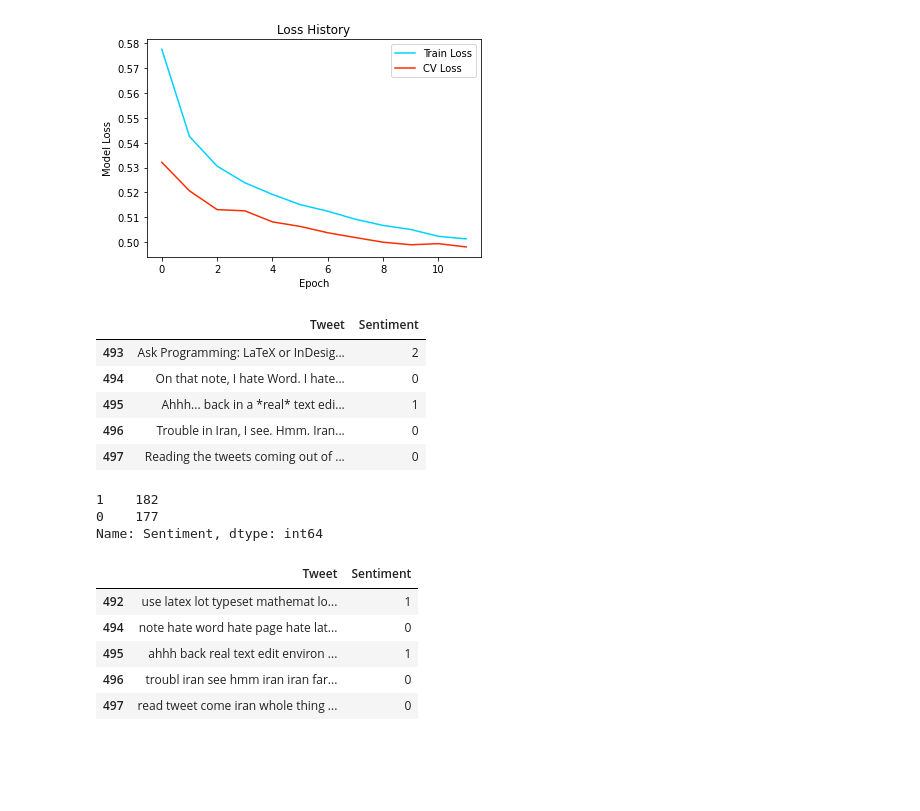
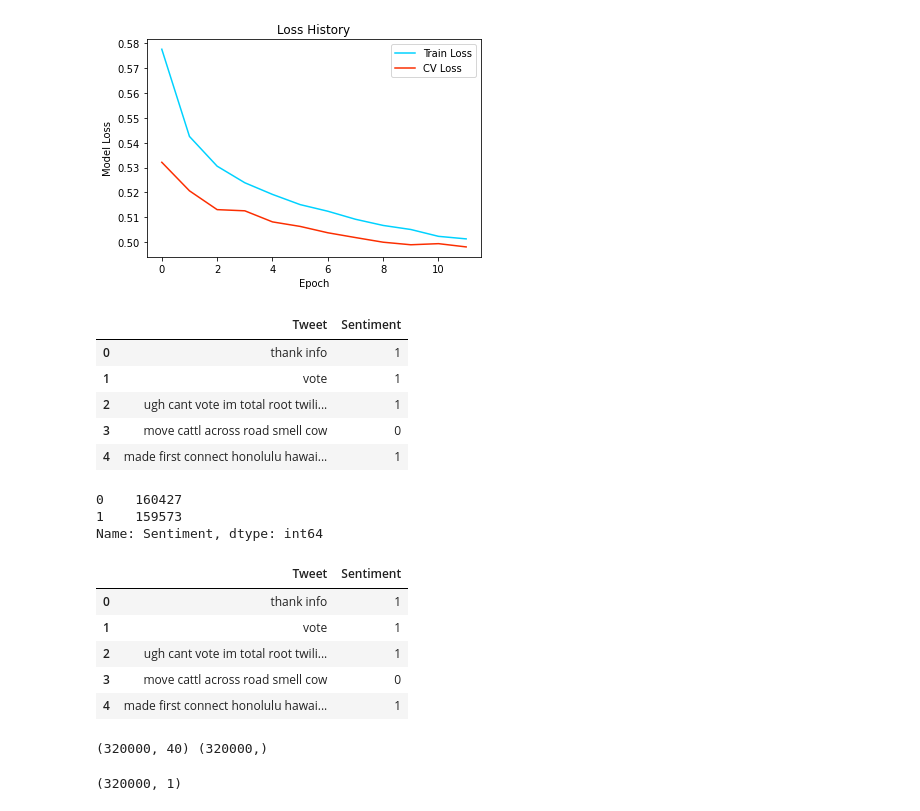
Before and after one commit to jwCheng28/Sentiment-Analysis, a Jupyter notebook: testing.ipynb, the cells around one changed output. Drawn from its saved outputs; the diff is of its cells as text; code cells hidden in the pictures; blank space fills up the shorter version.

```diff
--- a/testing.ipynb
+++ b/testing.ipynb
@@ -217,35 +217,33 @@ plt.savefig('pics/loss_history.png')
 # %% [output]
 [figure]
 # %%
-test = pd.read_csv("data/testdata.csv", encoding='ISO-8859-1', header=None, names=LABEL)
+test = pd.read_csv("processed_data/test.csv", encoding='ISO-8859-1').fillna('')
 test = test[['Tweet', 'Sentiment']]
-test.loc[test.Sentiment == 4, "Sentiment"] = 1
-test.tail()
+test.head()
 # %% [output]
 |  | Tweet | Sentiment |
-| 493 | Ask Programming: LaTeX or InDesig... | 2 |
-| 494 | On that note, I hate Word. I hate... | 0 |
-| 495 | Ahhh... back in a *real* text edi... | 1 |
-| 496 | Trouble in Iran, I see. Hmm. Iran... | 0 |
-| 497 | Reading the tweets coming out of ... | 0 |
+| 0 | thank info | 1 |
+| 1 | vote | 1 |
+| 2 | ugh cant vote im total root twili... | 1 |
+| 3 | move cattl across road smell cow | 0 |
+| 4 | made first connect honolulu hawai... | 1 |
 # %%
-test = test[test['Sentiment'] < 2]
 test.Sentiment.value_counts()
 # %% [output]
-1    182
-0    177
+0    160427
+1    159573
 Name: Sentiment, dtype: int64
 # %%
 test['Tweet'] = test['Tweet'].apply(lambda col: clean_text(col))
 # %%
-test.tail()
+test.head()
 # %% [output]
 |  | Tweet | Sentiment |
-| 492 | use latex lot typeset mathemat lo... | 1 |
-| 494 | note hate word hate page hate lat... | 0 |
-| 495 | ahhh back real text edit environ ... | 1 |
-| 496 | troubl iran see hmm iran iran far... | 0 |
-| 497 | read tweet come iran whole thing ... | 0 |
+| 0 | thank info | 1 |
+| 1 | vote | 1 |
+| 2 | ugh cant vote im total root twili... | 1 |
+| 3 | move cattl across road smell cow | 0 |
+| 4 | made first connect honolulu hawai... | 1 |
 # %%
 tokenizer = pickle.load(open('processed_data/tokenizer_half.pyb', "rb"))
 X_test = pad_sequences(tokenizer.texts_to_sequences(test.Tweet), maxlen = 40)
@@ -253,5 +255,12 @@ y_test = np.asarray(list(test.Sentiment))
+# %%
+print(X_test.shape, y_test.shape)
+# %% [output]
+(320000, 40) (320000,)
 # %%
 pred = model.predict(X_test)
+pred.shape
+# %% [output]
+(320000, 1)
 # %%
 accuracy = np.mean(np.rint(pred) == y_test.reshape(-1, 1))
 accuracy
```
Also changed, not shown: parts of 3 cells of this notebook.
